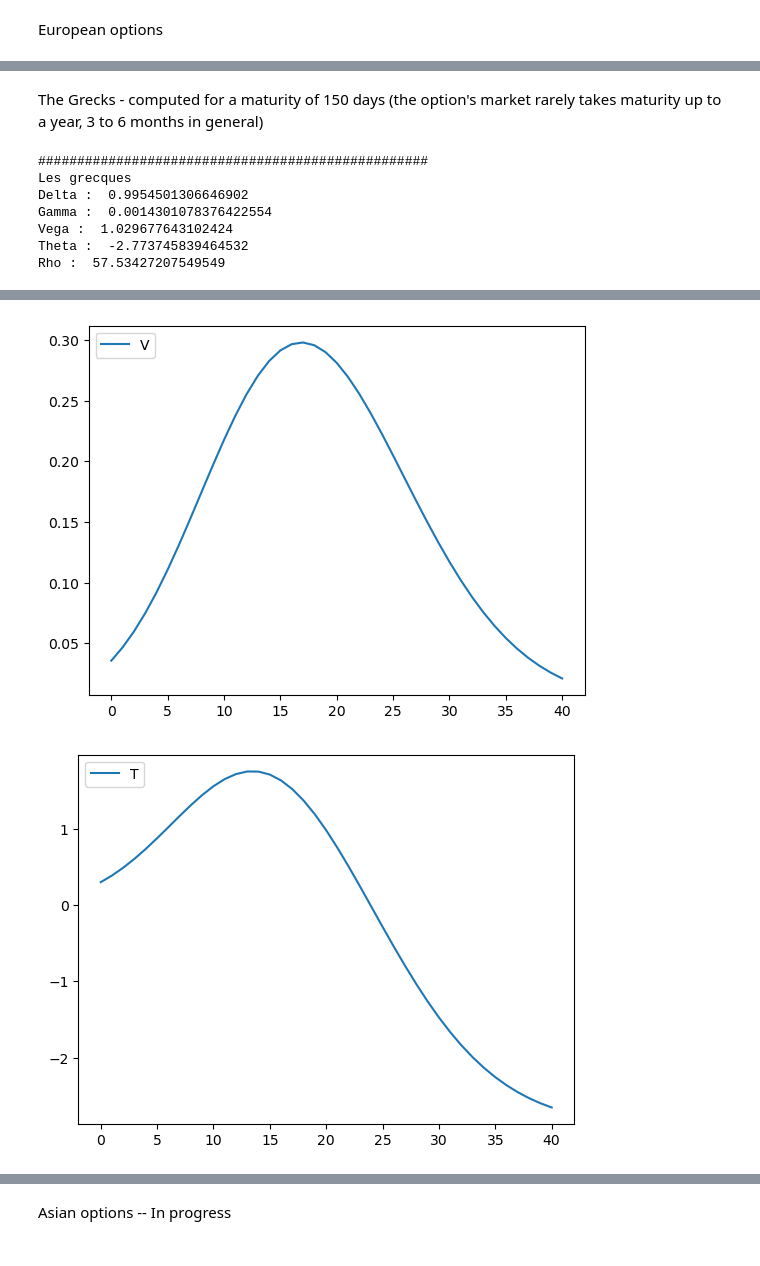
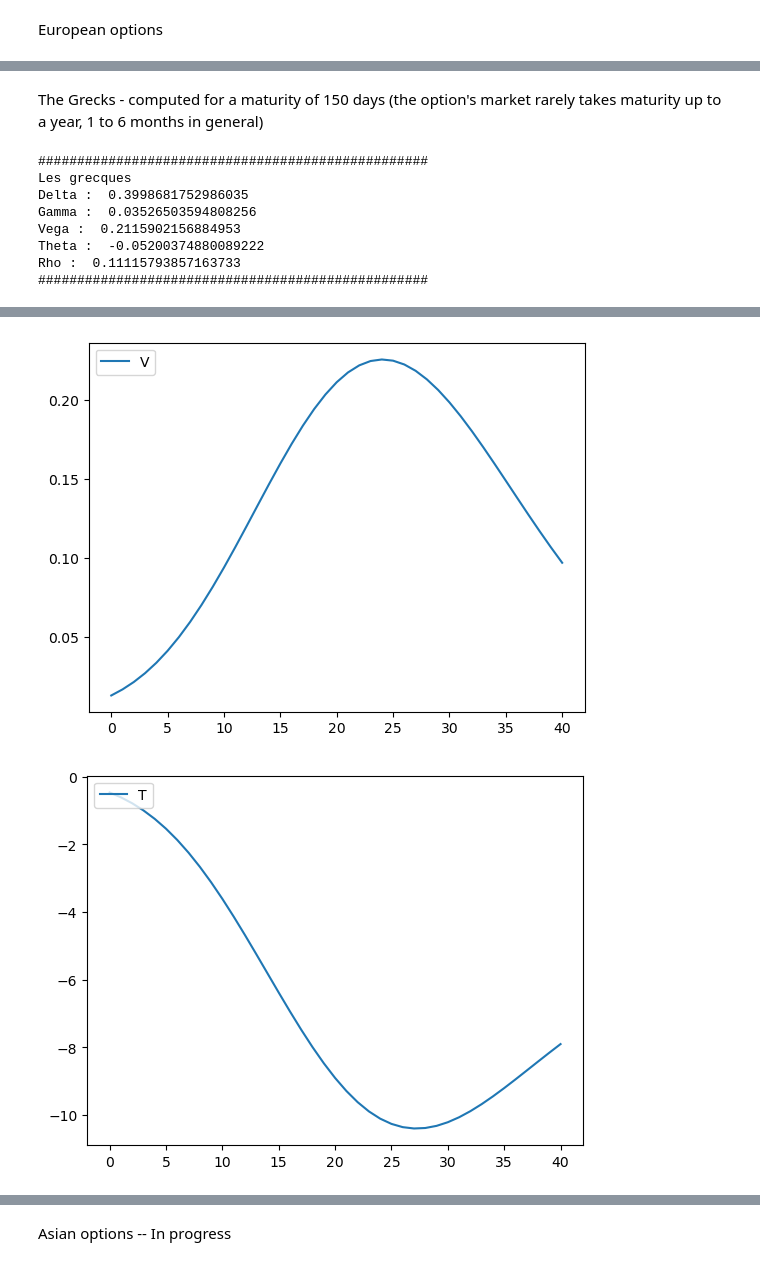
Before and after one commit to NicolasWalpoel/Finance_project, a Jupyter notebook: Option_pricing.ipynb, the cells around one changed output, grey strips where cells are left out. Cells and saved outputs as stored; diff of their text form; code cells hidden in the pictures.

```diff
--- a/Option_pricing.ipynb
+++ b/Option_pricing.ipynb
@@ -20,9 +20,9 @@ B&S model for vailla option pricing
 # %%
 ####### Model's parameters
 S = 100
-T = 250     # Time to maturity in days
+K = 105
+T = 150    # Time to maturity in days
 t = T/250    # Time to maturity in years counting 250 trading days
 r = 0.05
-vol = 0.20
-K = 100 * exp(-r*t)
+Vol = 0.20
 # %%
@@ -119,35 +124,42 @@ Difference beetween the 2 methods : -0.23564554454012931
 # %% [markdown]
-The Grecks - computed for a maturity of 150 days (the option's market rarely takes maturity up to a year, 3 to 6 months in general)
+The Grecks - computed for a maturity of 150 days (the option's market rarely takes maturity up to a year, 1 to 6 months in general)
 # %%
-Delta = norm.cdf(d1)
-Gamma = norm.pdf(d1) / (S * vol * sqrt(t))
-Vega = S * norm.pdf(d1) * sqrt(t)
-Theta = ((S * norm.pdf(d1) * vol) / (2*sqrt(t))) - r * K*exp(-r*t) * norm.cdf(d2)
-Rho = t * K * exp(-r*t) * norm.cdf(d2)
+T = 75    # Time to maturity in days
+t = T/250    # Time to maturity in years counting 250 trading days
+
+##### B&S's closed formula
+d1_greck = (log(S/K) + (r + (Vol**2)/2) * t) / (vol * sqrt(t))
+d2_greck = d1_greck - Vol * sqrt(t)
+
+Delta = norm.cdf(d1_greck)
+Gamma = norm.pdf(d1_greck) / (S * Vol * sqrt(t))
+Vega = S * norm.pdf(d1_greck) * sqrt(t)
+Theta = ((- S * norm.pdf(d1_greck) * Vol) / (2*sqrt(t))) + r * K*exp(-r*t) * norm.cdf(d2_greck)
+Rho = t * K * exp(-r*t) * norm.cdf(d2_greck)
 
 print("#" * 50)
 print("Les grecques")
 print("Delta : ", Delta)
 print("Gamma : ", Gamma)
-print("Vega : ", Vega)
-print("Theta : ", Theta)
-print("Rho : ", Rho)
-## Remarque : le vega et le rho sortent en % dans les formules de B&S
+print("Vega : ", Vega/100)
+print("Theta : ", Theta/100)
+print("Rho : ", Rho/100)
+print("#" * 50)
+## Remarque : le vega, le theta et le rho sortent en % dans les formules de B&S
 
 ## Graphs for the grecks
 Grecks = {"Deltas" : [], "Gammas" : [], "Vegas" : [], "Thetas" : [], "Rhos" : []}
 S_grecks = [i for i in range(S-20, S+21, 1)]
 
 for S_greck in S_grecks :
-    d1 = (log(S_greck/K) + (r + (vol**2)/2) * t) / (vol * sqrt(t))
-    d2 = d1 - vol * sqrt(t)
+    d1_grecks = (log(S_greck/K) + (r + (Vol**2)/2) * t) / (vol * sqrt(t))
+    d2_grecks = d1_grecks - Vol * sqrt(t)
 
-    Grecks["Deltas"].append(norm.cdf(d1))
-    Grecks["Gammas"].append(norm.pdf(d1) / (S_greck * vol * sqrt(t)))
-    Grecks["Vegas"].append(S_greck * norm.pdf(d1) * sqrt(t)/100)
-    Grecks["Thetas"].append(((S_greck * norm.pdf(d1) * vol) / (2*sqrt(t))) - r*K*exp(-r*t)*norm.cdf(d2))
-    Grecks["Rhos"].append(t * K * exp(-r*t) * norm.cdf(d2)/100)
-
+    Grecks["Deltas"].append(norm.cdf(d1_grecks))
+    Grecks["Gammas"].append(norm.pdf(d1_grecks) / (S_greck * vol * sqrt(t)))
+    Grecks["Vegas"].append(S_greck * norm.pdf(d1_grecks) * sqrt(t)/100)
+    Grecks["Thetas"].append(-((S_greck * norm.pdf(d1_grecks) * vol) / (2*sqrt(t))) - r*K*exp(-r*t)*norm.cdf(d2_grecks))
+    Grecks["Rhos"].append(t * K * exp(-r*t) * norm.cdf(d2_grecks)/100)
 
 for greck in Grecks.keys() :
     pd.DataFrame(Grecks[greck]).plot()
@@ -156,8 +168,9 @@ for greck in Grecks.keys() :
 # %% [output]
 ##################################################
 Les grecques
-Delta :  0.9954501306646902
-Gamma :  0.0014301078376422554
-Vega :  1.029677643102424
-Theta :  -2.773745839464532
-Rho :  57.53427207549549
+Delta :  0.3998681752986035
+Gamma :  0.03526503594808256
+Vega :  0.2115902156884953
+Theta :  -0.05200374880089222
+Rho :  0.11115793857163733
+##################################################
@@ -166,2 +179,2 @@ Rho :  57.53427207549549
-[figure, old version]
+[figure, new version]
-[figure, old version]
+[figure, new version]
```
Also changed, not shown: parts of 10 cells of this notebook.
